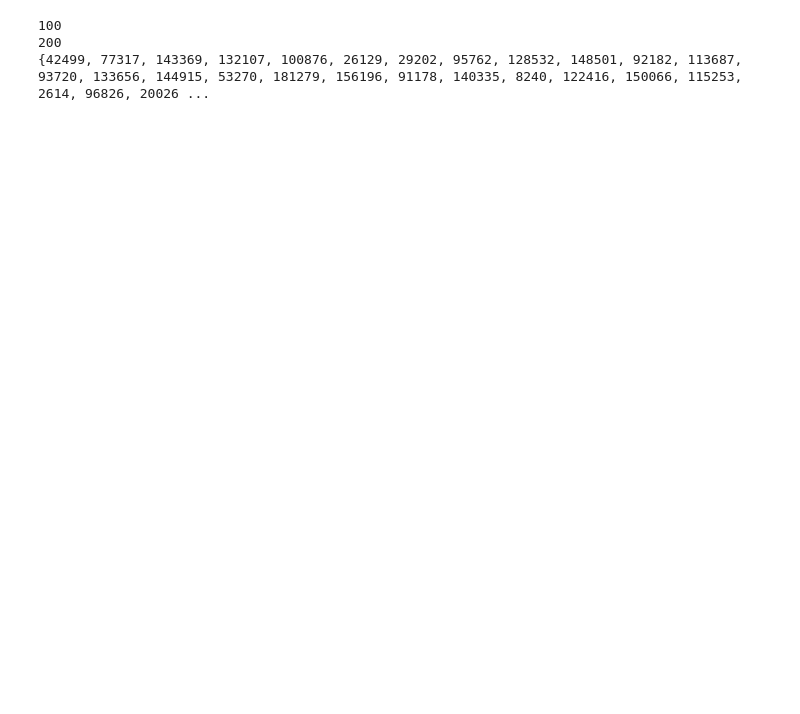
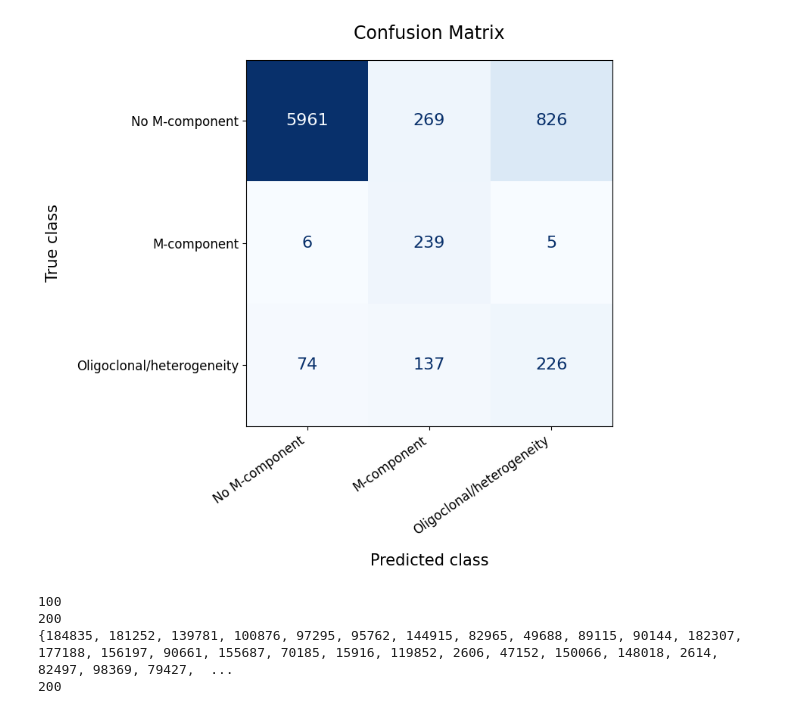
Before and after one commit to andreasjak/MSc26_Assar, a Jupyter notebook: evaluating_models/all_data_processed.ipynb, the cells around one changed output. Saved outputs shown, nothing was run; the diff lists cells and outputs as text; code cells hidden in the pictures; blank space fills up the shorter version.

```diff
--- a/evaluating_models/all_data_processed.ipynb
+++ b/evaluating_models/all_data_processed.ipynb
@@ -16,17 +16,70 @@ df = con.execute("""
                  WHERE set = 'test'
                  AND observation_nr = 1
                  """).df()
-
+df = df[df['label'].isin([0,1,2,4])]
 df = predict(df)
 con.close()
+
+#slår ihop oligoklonalt och lätt avvikande
+df.loc[df['label']==4,'label'] = 2
+df.loc[df['final_prediction']==4,'final_prediction'] = 2
+# %%
+from matplotlib import pyplot as plt
+from sklearn.metrics import ConfusionMatrixDisplay, confusion_matrix
+
+
+cm = confusion_matrix(df['label'], df['final_prediction'])
+
+labels = [
+    'No M-component',
+    'M-component',
+    'Oligoclonal/heterogeneity'
+]
+
+
+disp = ConfusionMatrixDisplay(
+    confusion_matrix=cm,
+    display_labels=labels
+)
+fig, ax = plt.subplots(figsize=(7, 7))
+
+disp.plot(
+    ax=ax,
+
+    colorbar=False,
+    cmap='Blues',
+    values_format='d'
+)
+
+for text in ax.texts:
+    text.set_fontsize(16)
+
+ax.set_xticklabels(labels, rotation=35, ha='right', fontsize=12)
+ax.set_yticklabels(labels, fontsize=12)
+
+ax.set_xlabel('Predicted class', fontsize=15, labelpad=15)
+ax.set_ylabel('True class', fontsize=15, labelpad=15)
+
+ax.set_title('Confusion Matrix', fontsize=17, pad=20)
+
+fig.tight_layout()
+
+# efter tight_layout:
+fig.subplots_adjust(
+    left=0.18,
+    bottom=0.22
+)
+
+plt.show()
+# %% [output]
+[figure, added]
 # %%
+from matplotlib import pyplot as plt
 import numpy as np
+from sklearn.metrics import ConfusionMatrixDisplay, confusion_matrix
 
 df['type'] = 'normal'
 
-#slår ihop oligoklonalt och lätt avvikande
-df.loc[df['label']==4,'label'] = 2
-df.loc[df['final_prediction']==4,'final_prediction'] = 2
 
 
 mat = np.zeros((3,3))
@@ -40,11 +93,11 @@ ids = set(df.loc[(df['label'] == 1) & (df['final_prediction'] == 0),'row_id' ])
 ids |= set(df.loc[(df['label'] == 1) & (df['final_prediction'] == 2),'row_id' ])
 
 
-ids |= set(df.loc[(df['label'] == 0) & (df['final_prediction'] == 1),'row_id' ].sample(21))
-ids |= set(df.loc[(df['label'] == 0) & (df['final_prediction'] == 2),'row_id' ].sample(21))
-ids |= set(df.loc[(df['label'] == 2) & (df['final_prediction'] == 0),'row_id' ].sample(21))
-ids |= set(df.loc[(df['label'] == 2) & (df['final_prediction'] == 1),'row_id' ].sample(21))
-ids |= set(df.loc[(df['label'] != df['final_prediction']),'row_id' ].sample(1))
+ids |= set(df.loc[(df['label'] == 0) & (df['final_prediction'] == 1),'row_id' ].sample(22))
+ids |= set(df.loc[(df['label'] == 0) & (df['final_prediction'] == 2),'row_id' ].sample(22))
+ids |= set(df.loc[(df['label'] == 2) & (df['final_prediction'] == 0),'row_id' ].sample(22))
+ids |= set(df.loc[(df['label'] == 2) & (df['final_prediction'] == 1),'row_id' ].sample(22))
+ids |= set(df.loc[(df['label'] != df['final_prediction']) & (~df['row_id'].isin(ids)),'row_id' ].sample(1))
 df.loc[df['row_id'].isin(ids),'type'] = 'difficult'
 
 
@@ -56,8 +109,12 @@ print(df[df['type'] == 'difficult'].shape[0])
 
 print(len(ids))
 print(ids)
+df = df[df['row_id'].isin(ids)]
+print(len(df))
+df.to_csv('classify-samples.csv')
 # %% [output]
 100
 200
-{42499, 77317, 143369, 132107, 100876, 26129, 29202, 95762, 128532, 148501, 92182, 113687, 93720, 133656, 144915, 53270, 181279, 156196, 91178, 140335, 8240, 122416, 150066, 115253, 2614, 96826, 20026 ...
+{184835, 181252, 139781, 100876, 97295, 95762, 144915, 82965, 49688, 89115, 90144, 182307, 177188, 156197, 90661, 155687, 70185, 15916, 119852, 2606, 47152, 150066, 148018, 2614, 82497, 98369, 79427,  ...
+200
 # %%
```
Also changed, not shown: parts of 2 cells of this notebook, 9 other files.
